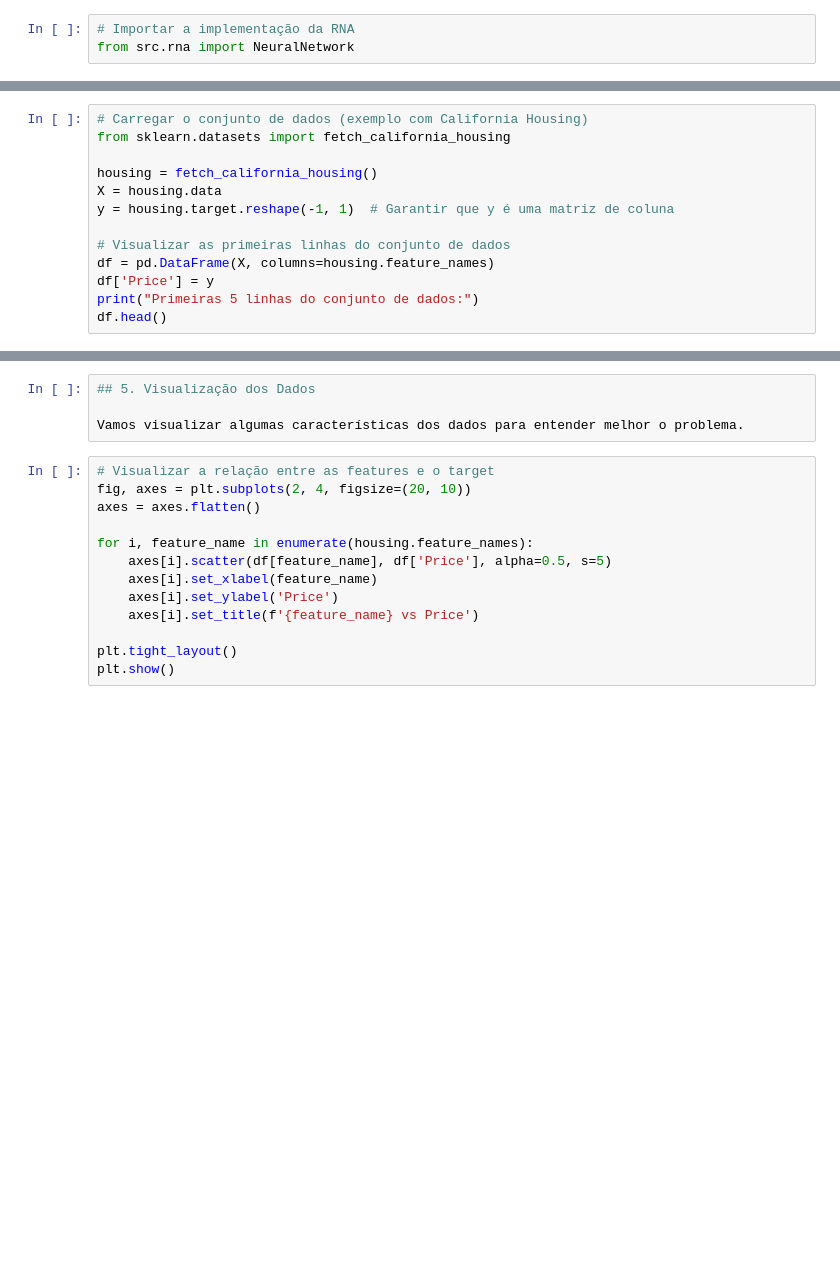
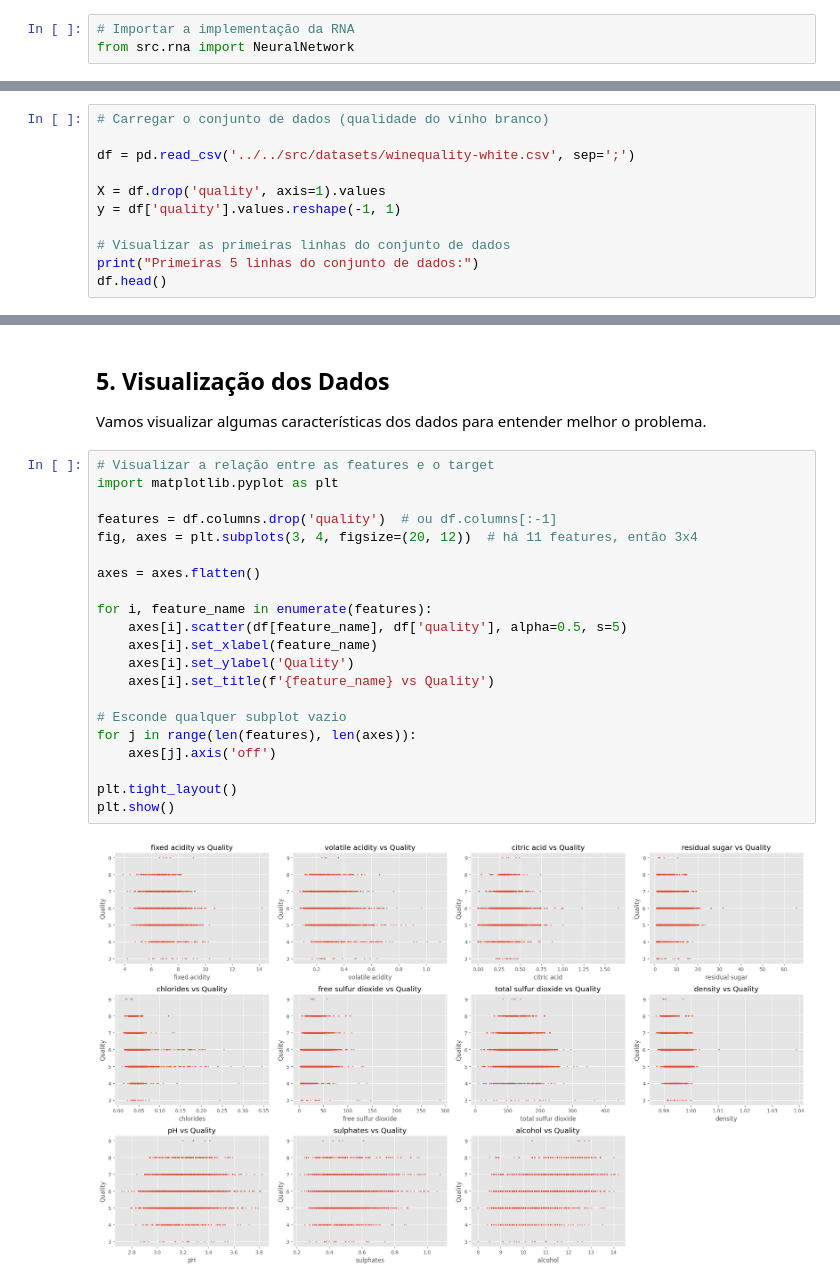
Before and after one commit to pedromandelli/RNA-Implementation, a Jupyter notebook: notebooks/regressao/regressao_exemplo.ipynb, the cells around one changed output, grey strips where cells are left out. Saved outputs shown, nothing was run; the diff lists cells and outputs as text; blank space fills up the shorter version.

```diff
--- a/notebooks/regressao/regressao_exemplo.ipynb
+++ b/notebooks/regressao/regressao_exemplo.ipynb
@@ -46,13 +46,11 @@ Nesta seção, carregaremos um conjunto de dados para o problema de regressão e
 # %%
-# Carregar o conjunto de dados (exemplo com California Housing)
-from sklearn.datasets import fetch_california_housing
+# Carregar o conjunto de dados (qualidade do vinho branco)
 
-housing = fetch_california_housing()
-X = housing.data
-y = housing.target.reshape(-1, 1)  # Garantir que y é uma matriz de coluna
+df = pd.read_csv('../../src/datasets/winequality-white.csv', sep=';')
+
+X = df.drop('quality', axis=1).values
+y = df['quality'].values.reshape(-1, 1)
 
 # Visualizar as primeiras linhas do conjunto de dados
-df = pd.DataFrame(X, columns=housing.feature_names)
-df['Price'] = y
 print("Primeiras 5 linhas do conjunto de dados:")
 df.head()
@@ -90,17 +118,27 @@ print(f"y_train média: {y_train.mean()}, desvio padrão: {y_train.std()}")
-# %%
-## 5. Visualização dos Dados
-
-Vamos visualizar algumas características dos dados para entender melhor o problema.
+# %% [markdown]
+## 5. Visualização dos Dados
+
+Vamos visualizar algumas características dos dados para entender melhor o problema.
 # %%
 # Visualizar a relação entre as features e o target
-fig, axes = plt.subplots(2, 4, figsize=(20, 10))
+import matplotlib.pyplot as plt
+
+features = df.columns.drop('quality')  # ou df.columns[:-1]
+fig, axes = plt.subplots(3, 4, figsize=(20, 12))  # há 11 features, então 3x4
+
 axes = axes.flatten()
 
-for i, feature_name in enumerate(housing.feature_names):
-    axes[i].scatter(df[feature_name], df['Price'], alpha=0.5, s=5)
+for i, feature_name in enumerate(features):
+    axes[i].scatter(df[feature_name], df['quality'], alpha=0.5, s=5)
     axes[i].set_xlabel(feature_name)
-    axes[i].set_ylabel('Price')
-    axes[i].set_title(f'{feature_name} vs Price')
+    axes[i].set_ylabel('Quality')
+    axes[i].set_title(f'{feature_name} vs Quality')
+
+# Esconde qualquer subplot vazio
+for j in range(len(features), len(axes)):
+    axes[j].axis('off')
 
 plt.tight_layout()
 plt.show()
+# %% [output]
+[figure, added]
```
Also changed, not shown: parts of 29 cells of this notebook, 2 other files.
